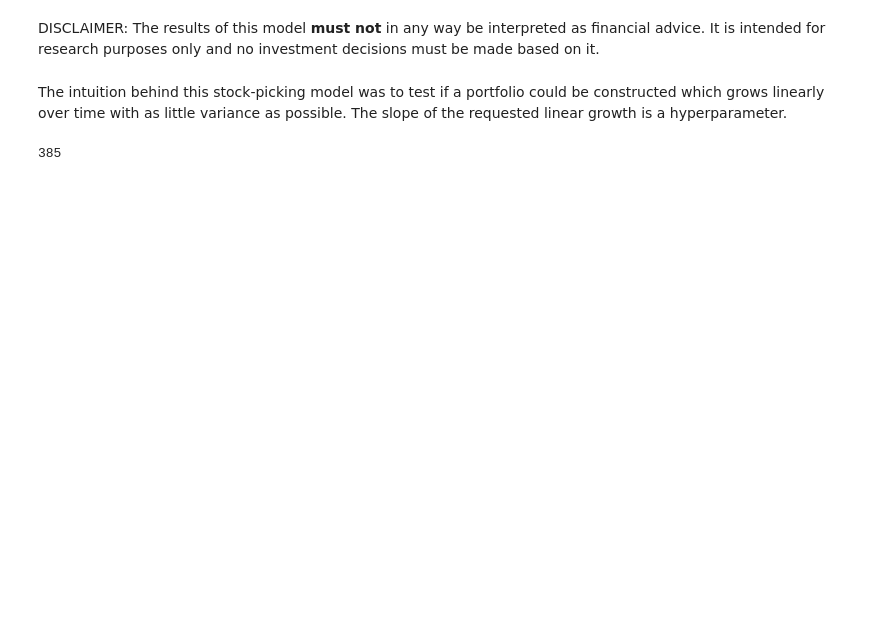
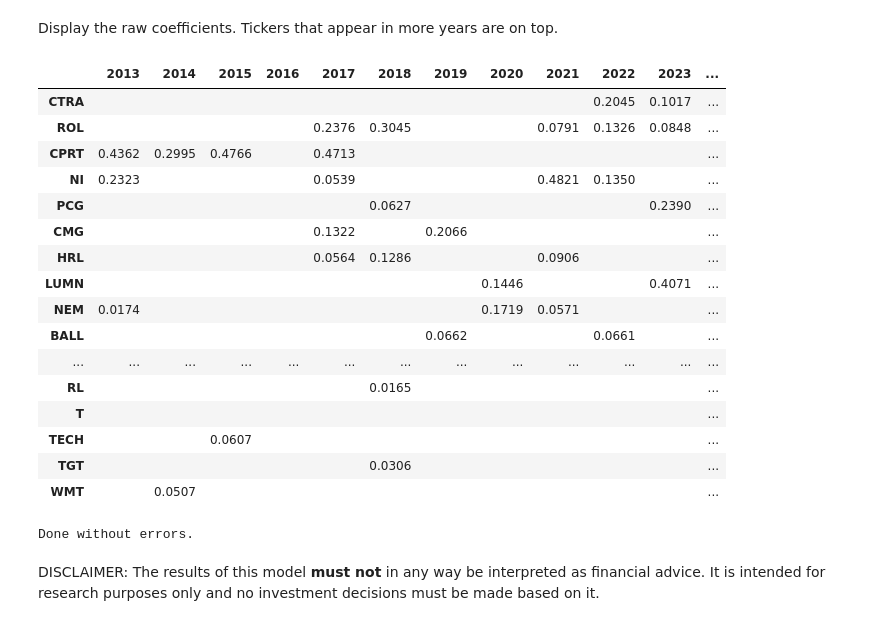
Before and after one commit to vladosht/fundamental-data, a Jupyter notebook: simple-stock-picking-model.ipynb, the cells around one changed output. Saved outputs shown, nothing was run; the diff lists cells and outputs as text; code cells hidden in the pictures; blank space fills up the shorter version.

Commit message:
Kaggle Notebook | Simple Stock-Picking Model | Version 9

```diff
--- a/simple-stock-picking-model.ipynb
+++ b/simple-stock-picking-model.ipynb
@@ -2,0 +176,25 @@
+# %%
+def plot_one_window(X, top_n=5):
+    fig, ax = plt.subplots(nrows=1, ncols=3, figsize=(15, 4))
+    fig.suptitle(f"Training window between {X.index[0].date()} and {X.index[-1].date()}")
+
+    estimator = PortfolioEstimator(verbose=False).fit(X)
+
+    portfolio_composition = estimator.predict(X.iloc[-1]).sort_values(ascending=False) #At the last date of the given dataset
+    portfolio_composition.plot(ax=ax[0], title='Decay of influence on portfolio')
+
+    best_picks = portfolio_composition.head(top_n).index.to_list()
+
+    portfolio_performance = estimator.predict(dataset)[best_picks].sum(axis='columns').rename('portfolio').to_frame()
+    portfolio_performance['training'] = estimator.predict(X)[best_picks].sum(axis='columns')
+    portfolio_performance.plot(ax=ax[1], rot=60, title='Portfolio performance',legend=True)
+
+    dataset[dataset.index>=X.index.min()][best_picks].plot(ax=ax[2], rot=60,
+                                                           title = f"Individual performance after {X.index[0].date()}",
+                                                           legend = True if top_n<=10 else False)
+    plt.show(fig)
+
+    # We return the weights of the best picks so that we can show them all at once at the end.
+    return estimator.weights_.rename(X.index[-1].year).loc[best_picks].to_frame()
+
+plot_one_window(dataset, top_n=len(dataset.columns))
@@ -2,0 +218,7 @@
+# %%
+# A sliding window with length 3 years and step 1 year.
+window_length = 36 #Months
+all_weights = []
+for window_start in range(0, 1+len(dataset)-window_length, 12):
+    all_weights.append(plot_one_window(dataset.iloc[window_start : window_start+window_length]))
+all_weights = pd.concat(all_weights, axis='columns')
@@ -3,4 +240,31 @@
+# %% [markdown]
+Display the raw coefficients. Tickers that appear in more years are on top.
+# %%
+sort_order = all_weights.count(axis='columns').rename('count').reset_index().sort_values(
+    by=['count','index'],ascending=[False,True])['index']
+
+all_weights.loc[sort_order].style.format(na_rep='',precision=4)
+# %% [output]
+|  | 2013 | 2014 | 2015 | 2016 | 2017 | 2018 | 2019 | 2020 | 2021 | 2022 | 2023 | ... |
+| CTRA |  |  |  |  |  |  |  |  |  | 0.2045 | 0.1017 | ... |
+| ROL |  |  |  |  | 0.2376 | 0.3045 |  |  | 0.0791 | 0.1326 | 0.0848 | ... |
+| CPRT | 0.4362 | 0.2995 | 0.4766 |  | 0.4713 |  |  |  |  |  |  | ... |
+| NI | 0.2323 |  |  |  | 0.0539 |  |  |  | 0.4821 | 0.1350 |  | ... |
+| PCG |  |  |  |  |  | 0.0627 |  |  |  |  | 0.2390 | ... |
+| CMG |  |  |  |  | 0.1322 |  | 0.2066 |  |  |  |  | ... |
+| HRL |  |  |  |  | 0.0564 | 0.1286 |  |  | 0.0906 |  |  | ... |
+| LUMN |  |  |  |  |  |  |  | 0.1446 |  |  | 0.4071 | ... |
+| NEM | 0.0174 |  |  |  |  |  |  | 0.1719 | 0.0571 |  |  | ... |
+| BALL |  |  |  |  |  |  | 0.0662 |  |  | 0.0661 |  | ... |
+| ... | ... | ... | ... | ... | ... | ... | ... | ... | ... | ... | ... | ... |
+| RL |  |  |  |  |  | 0.0165 |  |  |  |  |  | ... |
+| T |  |  |  |  |  |  |  |  |  |  |  | ... |
+| TECH |  |  | 0.0607 |  |  |  |  |  |  |  |  | ... |
+| TGT |  |  |  |  |  | 0.0306 |  |  |  |  |  | ... |
+| WMT |  | 0.0507 |  |  |  |  |  |  |  |  |  | ... |
+# %%
+print('Done without errors.')
+# %% [output]
+Done without errors.
 # %% [markdown]
 DISCLAIMER: The results of this model **must not** in any way be interpreted as financial advice. It is intended for research purposes only and no investment decisions must be made based on it.
-# %% [markdown]
-The intuition behind this stock-picking model was to test if a portfolio could be constructed which grows linearly over time with as little variance as possible. The slope of the requested linear growth is a hyperparameter.
@@ -13,7 +270,0 @@ from matplotlib import pyplot as plt
-# %%
-# Instead of using the entire ticker universe of the base dataset, I only use a small subset of tickers I have collected for test purposes.
-# They are supposed to represent companies with as varied properties as possible.
-test_tickers = pd.read_csv('https://storage.googleapis.com/vladosht/my_test_tickers.csv.gz')['ticker'].to_list()
-len(test_tickers)
-# %% [output]
-385
```
Also changed, not shown: parts of 25 cells of this notebook.
